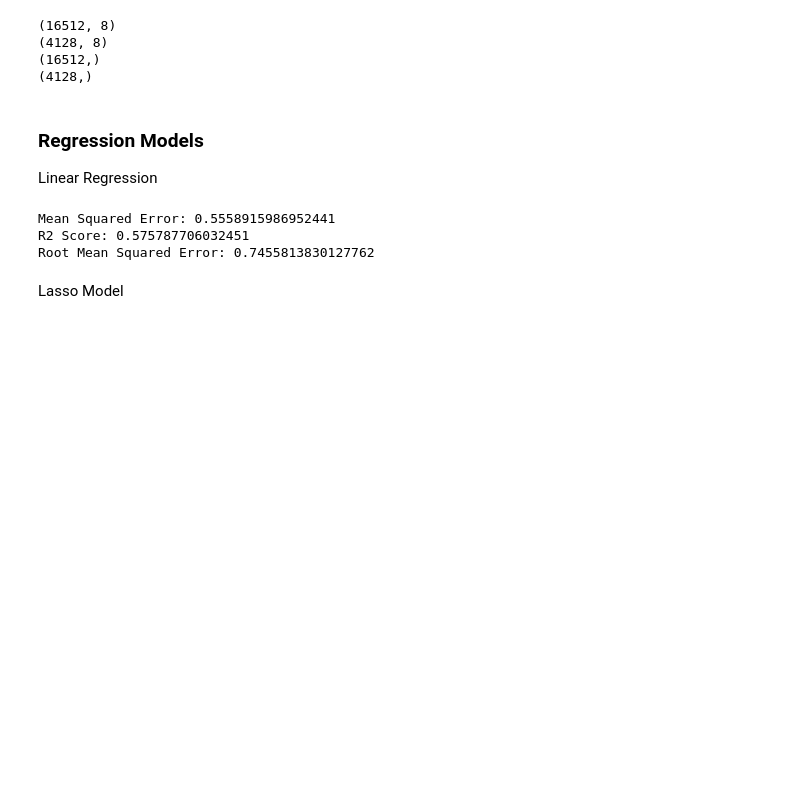
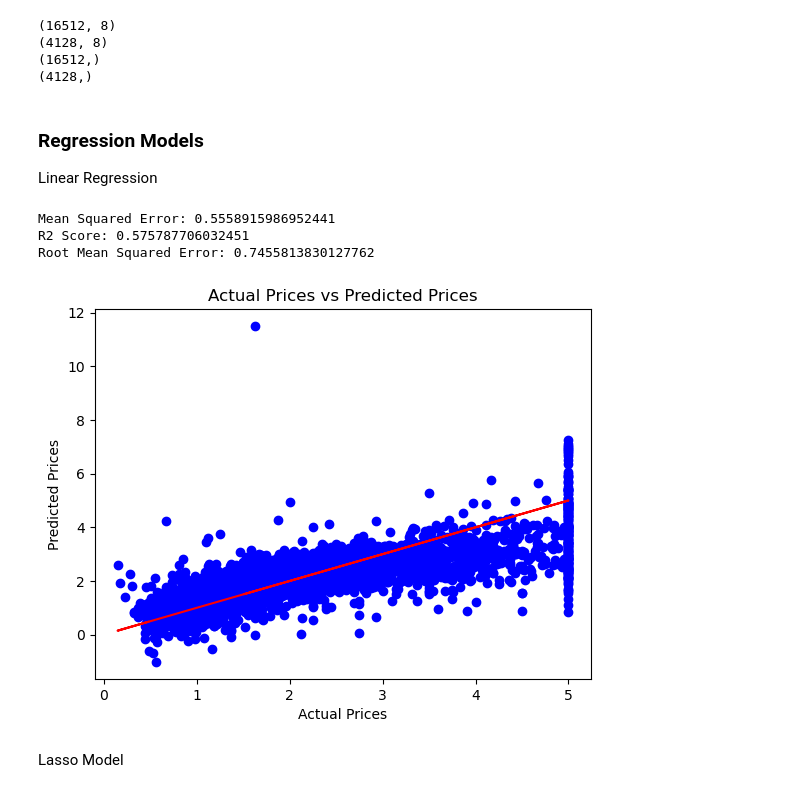
Before and after one commit to MuiruKamau/Califonia-Housing-Regression-Analysis, a Jupyter notebook: Californiahousing.ipynb, the cells around one changed output. Saved outputs shown, nothing was run; the diff lists cells and outputs as text; code cells hidden in the pictures; blank space fills up the shorter version.

```diff
--- a/Californiahousing.ipynb
+++ b/Californiahousing.ipynb
@@ -83,39 +83,38 @@ print(y_test.shape)
 
 Linear Regression
 # %%
+import matplotlib.pyplot as plt
+
 #instantiate the model
 LinReg = LinearRegression()
 
 #fit the model
 LinReg.fit(X_train, y_train)
 
 #make predictions
 y_pred = LinReg.predict(X_test)
 
 #evaluate the model
-
 mse_linear = mean_squared_error(y_test, y_pred)
 r2_linear = r2_score(y_test, y_pred)
-rmse_linear =np.sqrt(mean_squared_error(y_test, y_pred))
+rmse_linear = np.sqrt(mean_squared_error(y_test, y_pred))
 
 print('Mean Squared Error:', mse_linear)
 print('R2 Score:', r2_linear)
 print('Root Mean Squared Error:', rmse_linear)
 
 #plot the predictions
-
-fig = px.scatter(x=y_test, y=y_pred, labels={'x': 'Actual Prices', 'y': 'Predicted Prices'},
-                 title='Actual Prices vs Predicted Prices', color_discrete_sequence=['blue', 'red'])
-
-# Add diagonal line
-fig.add_trace(go.Scatter(x=y_test, y=y_test, mode='lines'))
-
-fig.update_layout(showlegend=True)
-fig.show()
+plt.scatter(y_test, y_pred, color='blue', label='Predicted Prices')
+plt.plot(y_test, y_test, color='red', label='Actual Prices')
+plt.xlabel('Actual Prices')
+plt.ylabel('Predicted Prices')
+plt.title('Actual Prices vs Predicted Prices')
+plt.show()
 # %% [output]
 Mean Squared Error: 0.5558915986952441
 R2 Score: 0.575787706032451
 Root Mean Squared Error: 0.7455813830127762
+[figure, added]
 # %% [markdown]
 Lasso Model
 # %%
```
Also changed, not shown: parts of 7 cells of this notebook.
